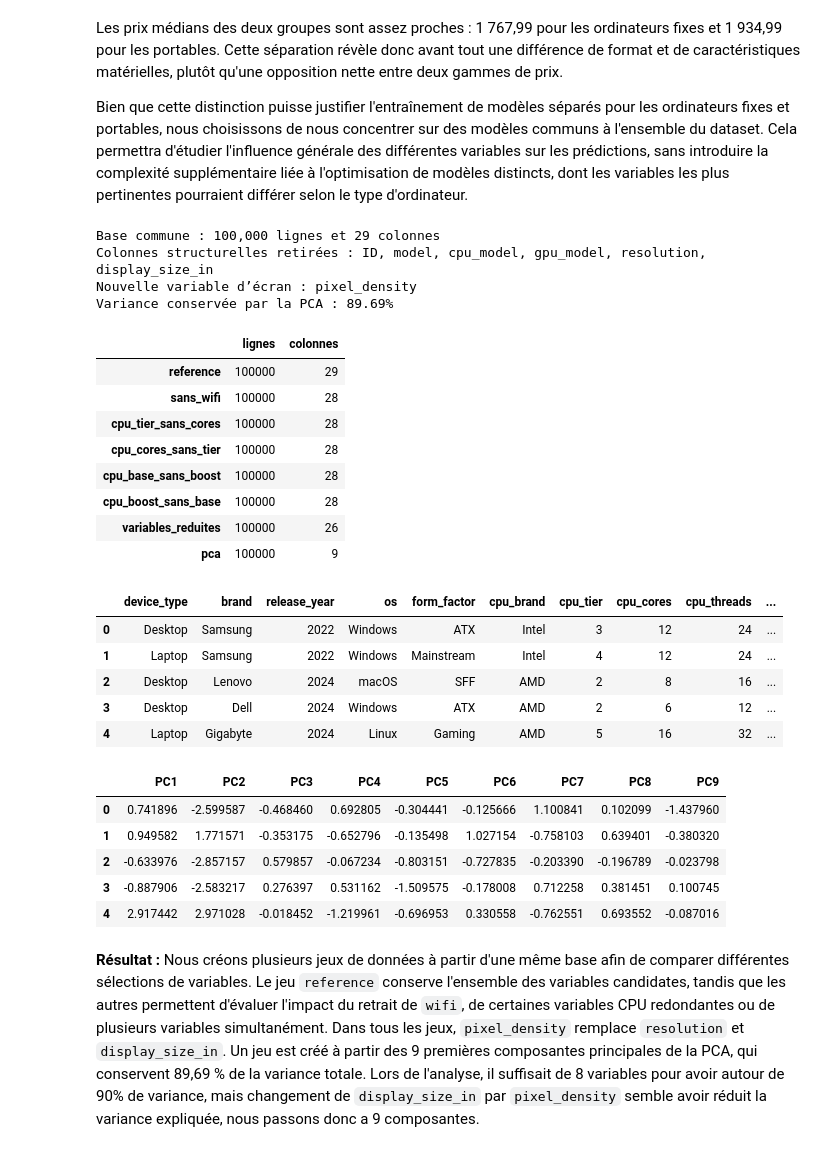
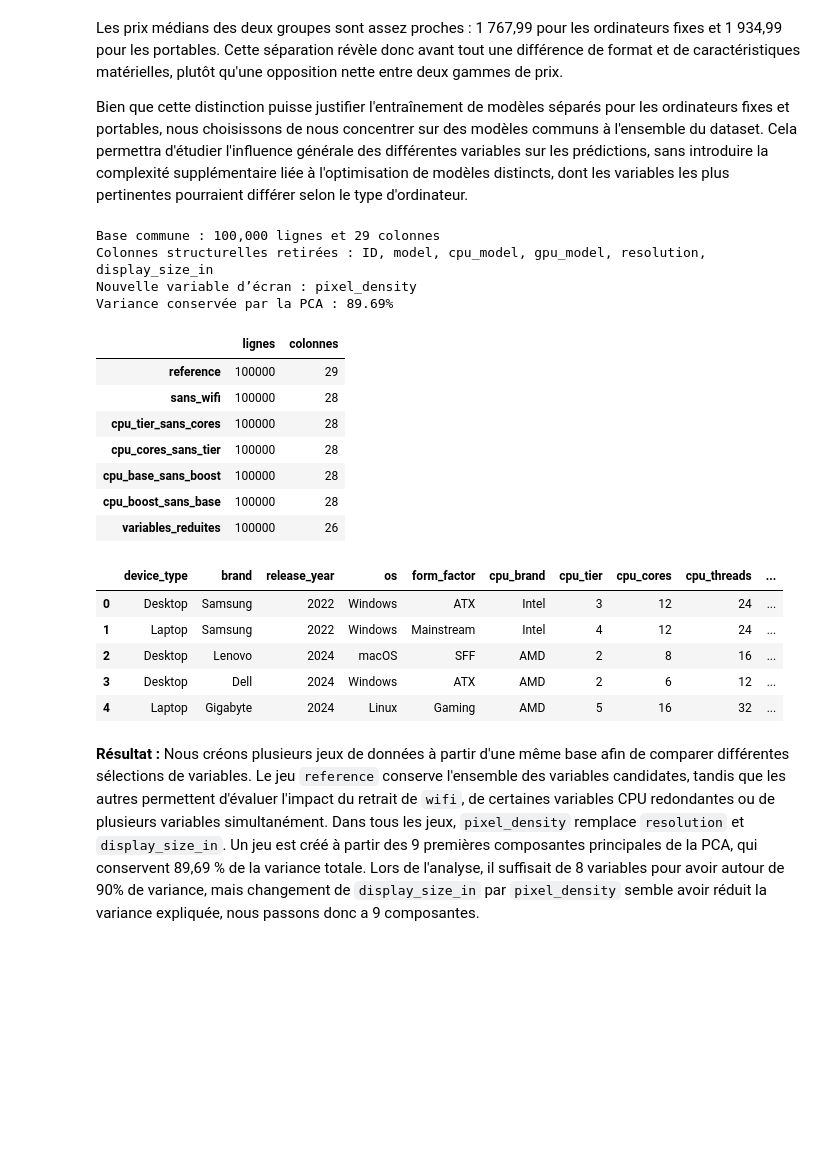
Before and after one commit to ImagineYoureAFrog/Laptop-Price, a Jupyter notebook: computer_prices_2025.ipynb, the cells around one changed output. Saved outputs shown, nothing was run; the diff lists cells and outputs as text; code cells hidden in the pictures; blank space fills up the shorter version.

```diff
--- a/computer_prices_2025.ipynb
+++ b/computer_prices_2025.ipynb
@@ -698,11 +698,11 @@ X_scaled = scaler.fit_transform(X_numeric)
 pca = PCA(n_components=9)
 X_pca = pca.fit_transform(X_scaled)
 
-datasets["pca"] = pd.DataFrame(
+""" datasets["pca"] = pd.DataFrame(
     X_pca,
     columns=[f"PC{i}" for i in range(1, 10)],
     index=base_dataset.index
-)
+)  """
 
 # Affichage des informations
 print(
@@ -711,47 +711,40 @@ print(
 )
 print(f"Colonnes structurelles retirées : {', '.join(columns_to_remove)}")
 print("Nouvelle variable d’écran : pixel_density")
 print(f"Variance conservée par la PCA : {pca.explained_variance_ratio_.sum():.2%}")
 
 display(pd.DataFrame({
     "lignes": {
         name: dataset.shape[0]
         for name, dataset in datasets.items()
     },
     "colonnes": {
         name: dataset.shape[1]
         for name, dataset in datasets.items()
     },
 }))
 
 display(datasets["reference"].head())
-display(datasets["pca"].head())
+#display(datasets["pca"].head())
 # %% [output]
 Base commune : 100,000 lignes et 29 colonnes
 Colonnes structurelles retirées : ID, model, cpu_model, gpu_model, resolution, display_size_in
 Nouvelle variable d’écran : pixel_density
 Variance conservée par la PCA : 89.69%
 |  | lignes | colonnes |
 | reference | 100000 | 29 |
 | sans_wifi | 100000 | 28 |
 | cpu_tier_sans_cores | 100000 | 28 |
 | cpu_cores_sans_tier | 100000 | 28 |
 | cpu_base_sans_boost | 100000 | 28 |
 | cpu_boost_sans_base | 100000 | 28 |
 | variables_reduites | 100000 | 26 |
-| pca | 100000 | 9 |
 |  | device_type | brand | release_year | os | form_factor | cpu_brand | cpu_tier | cpu_cores | cpu_threads | ... |
 | 0 | Desktop | Samsung | 2022 | Windows | ATX | Intel | 3 | 12 | 24 | ... |
 | 1 | Laptop | Samsung | 2022 | Windows | Mainstream | Intel | 4 | 12 | 24 | ... |
 | 2 | Desktop | Lenovo | 2024 | macOS | SFF | AMD | 2 | 8 | 16 | ... |
 | 3 | Desktop | Dell | 2024 | Windows | ATX | AMD | 2 | 6 | 12 | ... |
 | 4 | Laptop | Gigabyte | 2024 | Linux | Gaming | AMD | 5 | 16 | 32 | ... |
-|  | PC1 | PC2 | PC3 | PC4 | PC5 | PC6 | PC7 | PC8 | PC9 |
-| 0 | 0.741896 | -2.599587 | -0.468460 | 0.692805 | -0.304441 | -0.125666 | 1.100841 | 0.102099 | -1.437960 |
-| 1 | 0.949582 | 1.771571 | -0.353175 | -0.652796 | -0.135498 | 1.027154 | -0.758103 | 0.639401 | -0.380320 |
-| 2 | -0.633976 | -2.857157 | 0.579857 | -0.067234 | -0.803151 | -0.727835 | -0.203390 | -0.196789 | -0.023798 |
-| 3 | -0.887906 | -2.583217 | 0.276397 | 0.531162 | -1.509575 | -0.178008 | 0.712258 | 0.381451 | 0.100745 |
-| 4 | 2.917442 | 2.971028 | -0.018452 | -1.219961 | -0.696953 | 0.330558 | -0.762551 | 0.693552 | -0.087016 |
 # %% [markdown]
 **Résultat :** Nous créons plusieurs jeux de données à partir d'une même base afin de comparer différentes sélections de variables. Le jeu `reference` conserve l'ensemble des variables candidates, tandis que les autres permettent d'évaluer l'impact du retrait de `wifi`, de certaines variables CPU redondantes ou de plusieurs variables simultanément. Dans tous les jeux, `pixel_density` remplace `resolution` et `display_size_in`.
 Un jeu est créé à partir des 9 premières composantes principales de la PCA, qui conservent 89,69 % de la variance totale.
```
Also changed, not shown: parts of 2 cells of this notebook.
